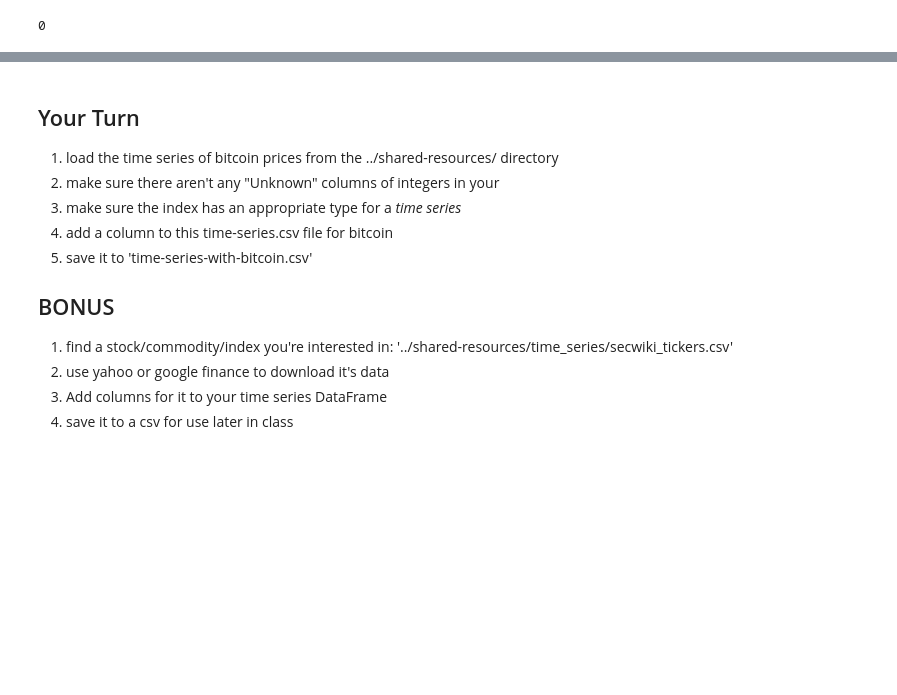
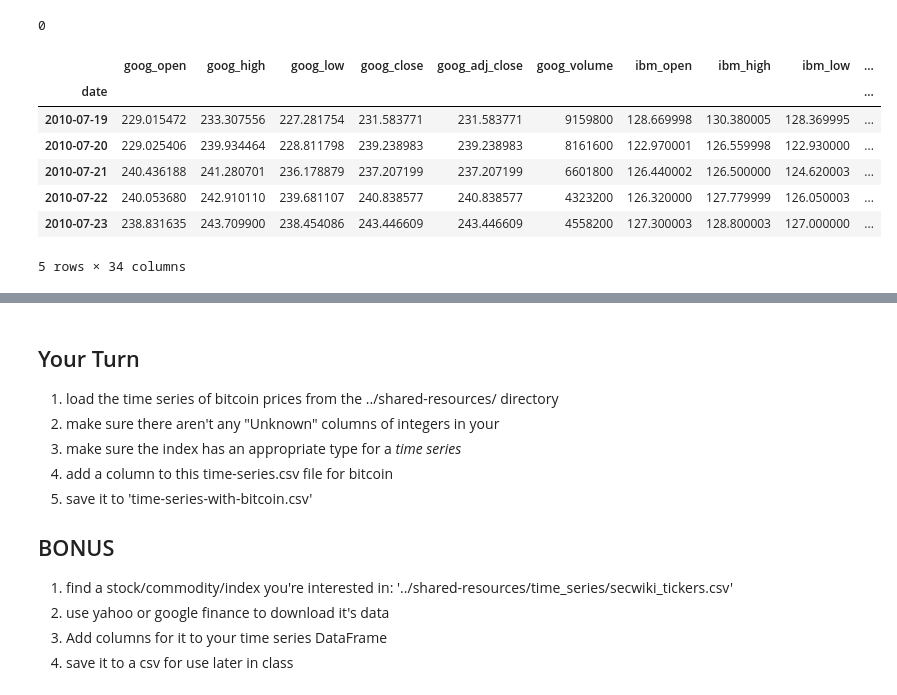
Before and after one commit to hackoregon/civicu-machine-learning, a Jupyter notebook: lessons/05-Time-Series/Financial Time Series Data.ipynb, the cells around one changed output, grey strips where cells are left out. Saved outputs shown, nothing was run; the diff lists cells and outputs as text; code cells hidden in the pictures; blank space fills up the shorter version.

```diff
--- a/lessons/05-Time-Series/Financial Time Series Data.ipynb
+++ b/lessons/05-Time-Series/Financial Time Series Data.ipynb
@@ -58,3 +60,22 @@ type(df.index)
 df.index.isnull().sum()
 # %% [output]
 0
+# %%
+df = pd.read_csv('../shared-resources/time_series/time-series.csv', index_col=0, header=0, parse_dates=True)
+btc = pd.read_csv('../shared-resources/time_series/coindesk-bpi-USD-ohlc_data-2010-06-30_2017-10-08.csv',
+                  index_col=0, header=0, parse_dates=True)
+btc.head()
+btc.index = btc.index.astype(df.index.dtype)
+for col in btc.columns:
+    df[col.replace(' ', '_').lower()] = btc[col]
+df.to_csv('../shared-resources/time_series/time-series2.csv')
+df.head()
+# %% [output]
+|  | goog_open | goog_high | goog_low | goog_close | goog_adj_close | goog_volume | ibm_open | ibm_high | ibm_low | ... |
+| date |  |  |  |  |  |  |  |  |  | ... |
+| 2010-07-19 | 229.015472 | 233.307556 | 227.281754 | 231.583771 | 231.583771 | 9159800 | 128.669998 | 130.380005 | 128.369995 | ... |
+| 2010-07-20 | 229.025406 | 239.934464 | 228.811798 | 239.238983 | 239.238983 | 8161600 | 122.970001 | 126.559998 | 122.930000 | ... |
+| 2010-07-21 | 240.436188 | 241.280701 | 236.178879 | 237.207199 | 237.207199 | 6601800 | 126.440002 | 126.500000 | 124.620003 | ... |
+| 2010-07-22 | 240.053680 | 242.910110 | 239.681107 | 240.838577 | 240.838577 | 4323200 | 126.320000 | 127.779999 | 126.050003 | ... |
+| 2010-07-23 | 238.831635 | 243.709900 | 238.454086 | 243.446609 | 243.446609 | 4558200 | 127.300003 | 128.800003 | 127.000000 | ... |
+5 rows × 34 columns
```
Also changed, not shown: parts of 4 cells of this notebook, 19 other files.
